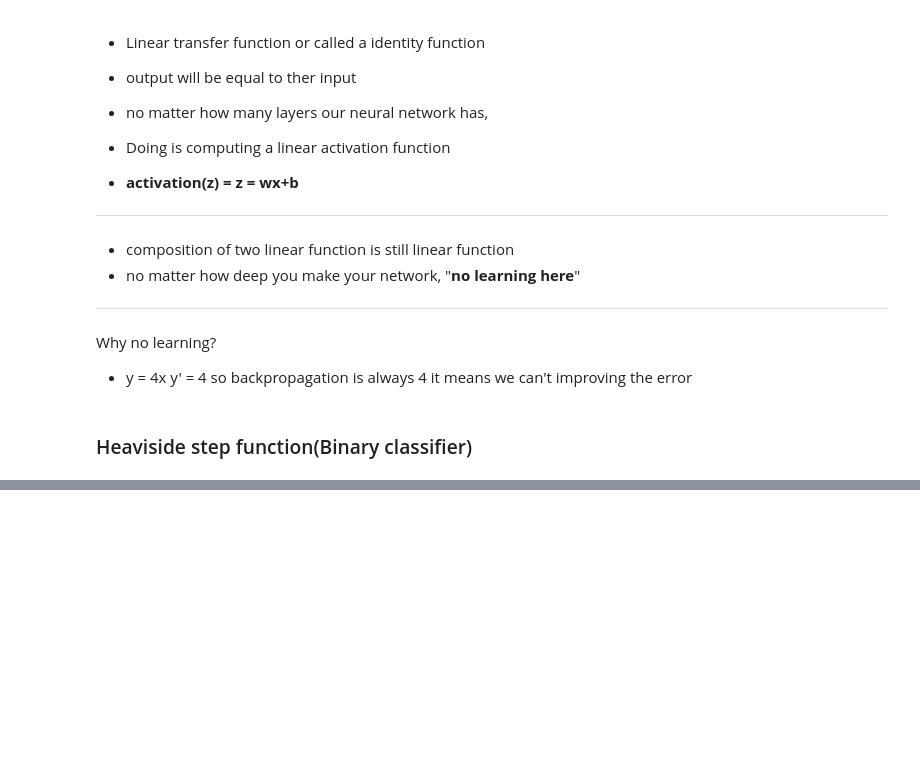
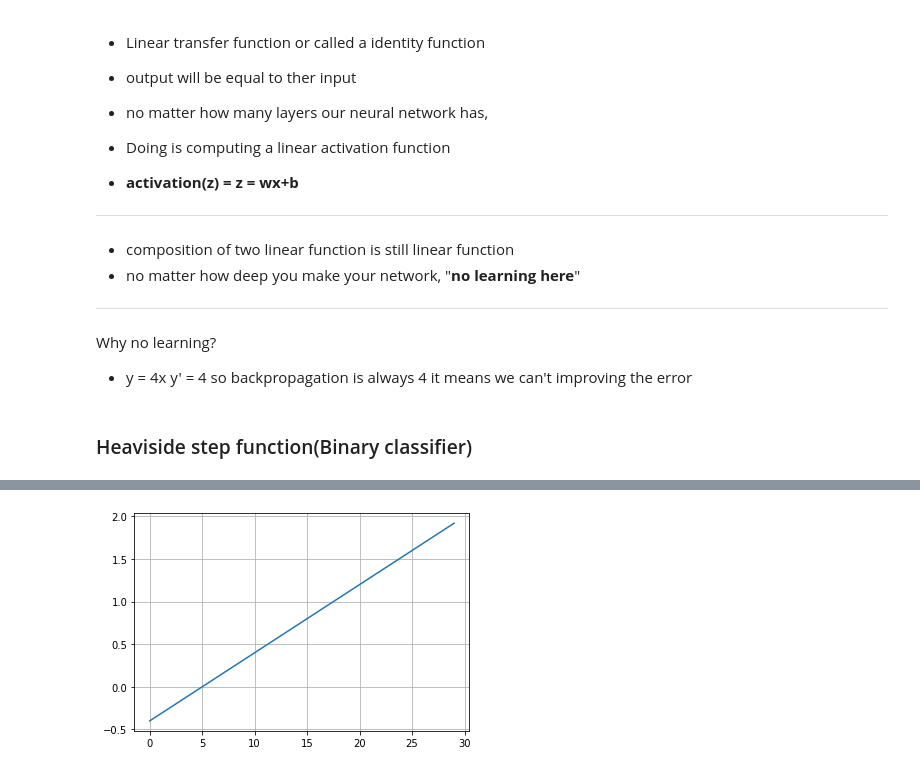
Before and after one commit to FLY-CODE77/opencv, a Jupyter notebook: DeepLearningForVisionSystem/Part2.Deep-learning-and-neural-network.ipynb, the cells around one changed output, grey strips where cells are left out. Drawn from its saved outputs; the diff is of its cells as text; code cells hidden in the pictures; blank space fills up the shorter version.

```diff
--- a/DeepLearningForVisionSystem/Part2.Deep-learning-and-neural-network.ipynb
+++ b/DeepLearningForVisionSystem/Part2.Deep-learning-and-neural-network.ipynb
@@ -260,0 +306,10 @@ Why no learning?
+# %%
+def formula(x, b0, b):
+    return b0 + (b * x)
+# %%
+x = np.arange(20, 50 , 1)
+# %%
+plt.plot(formula(x, -2, 0.08))
+plt.grid("on")
+# %% [output]
+[figure, added]
```
Also changed, not shown: parts of 30 cells of this notebook.
